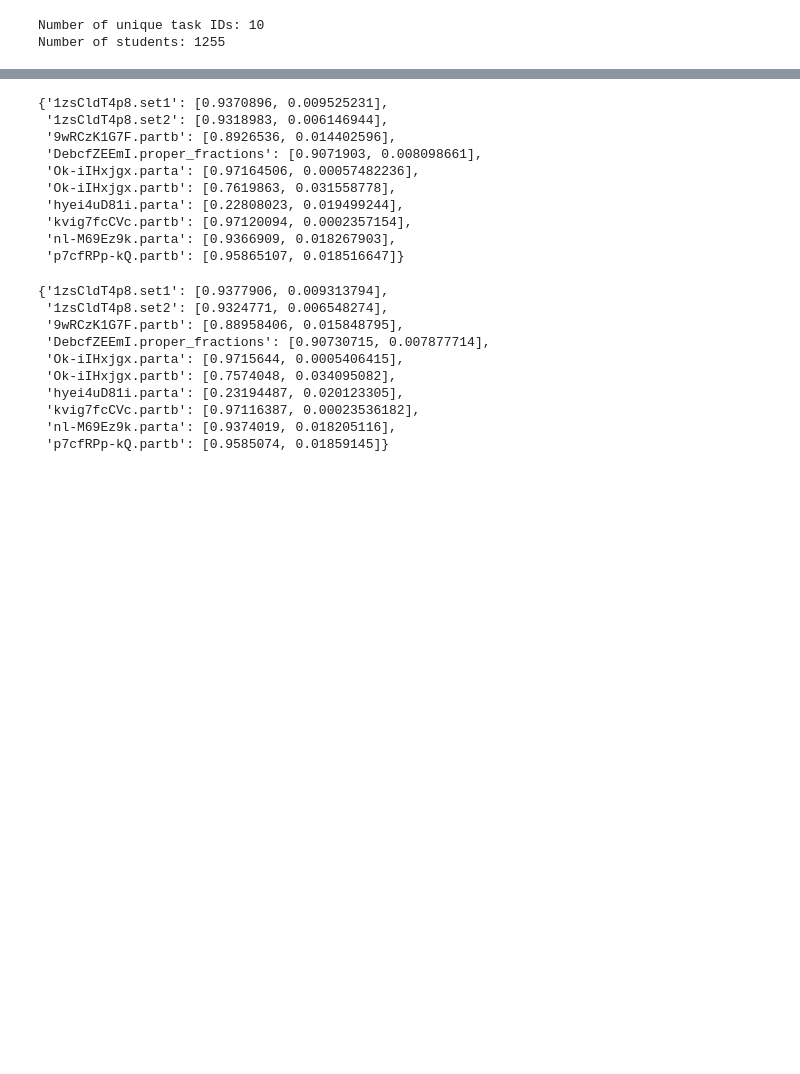
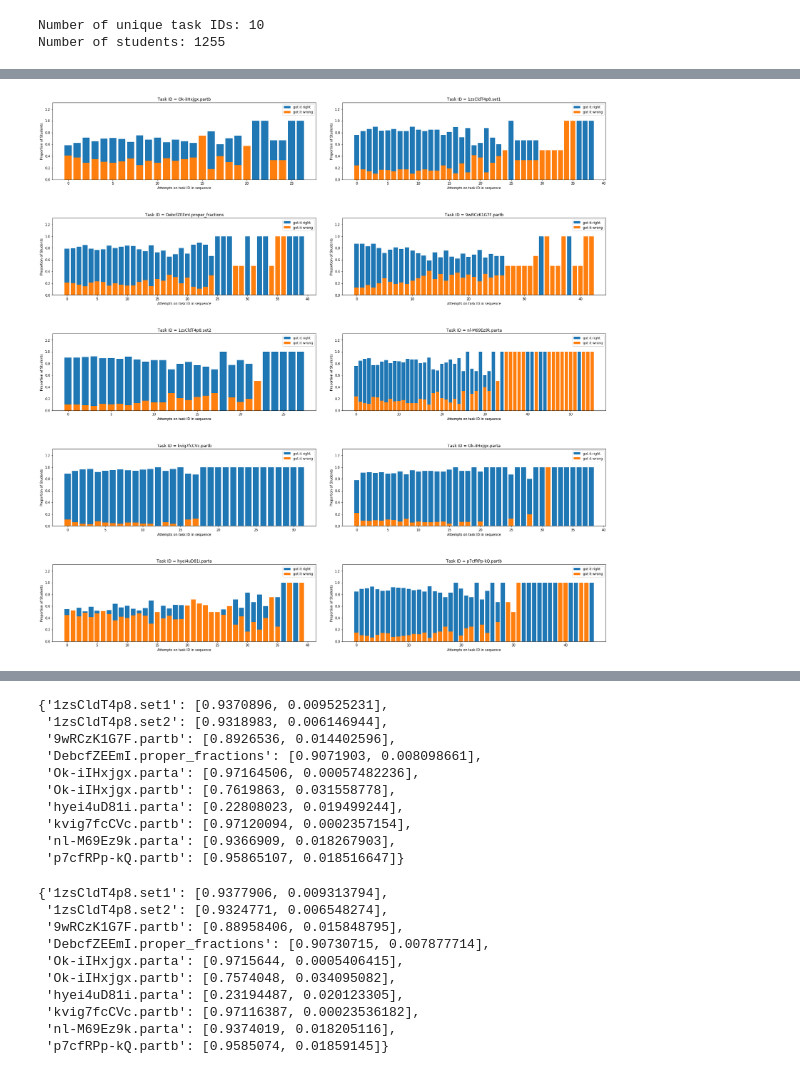
Before and after one commit to aroraakshit/deep_knowledge_tracing, a Jupyter notebook: notebooks/separate_models.ipynb, the cells around one changed output, grey strips where cells are left out. Cells and saved outputs as stored; diff of their text form; code cells hidden in the pictures; blank space fills up the shorter version.

```diff
--- a/notebooks/separate_models.ipynb
+++ b/notebooks/separate_models.ipynb
@@ -61,0 +77,46 @@ Task ID -> hyei4uD81i.parta(10) is attempted 1664 times.
+# %%
+proportion_right = {}
+proportion_wrong = {}
+num_of_students = {}
+
+for k in another_2:
+    proportion_right[k] = np.zeros((max(seqlen_tasks[k])),dtype=np.float64)
+    proportion_wrong[k] = np.zeros((max(seqlen_tasks[k])),dtype=np.float64)
+    num_of_students[k] = np.zeros((max(seqlen_tasks[k])),dtype=np.float64)
+    for i in student_vectors:
+        question_number = 0
+        right_wrong = []
+        did_student_attempt = False
+        for j in student_vectors[i]:
+            if(j['second_try'] == False and j['task_id'] == k):
+                question_number += 1
+                did_student_attempt = True
+                if(j['correct'] == True):
+                    right_wrong.append('right')
+                else:
+                    right_wrong.append('wrong')
+        if(did_student_attempt):
+            for l in range(question_number):
+                num_of_students[k][l] += 1
+                if(right_wrong[l] == 'right'):
+                    proportion_right[k][l] += 1
+    for g in range(max(seqlen_tasks[k])):
+        proportion_right[k][g] = round((proportion_right[k][g]) / (num_of_students[k][g]),4)
+        proportion_wrong[k][g] = round(1.0 - proportion_right[k][g],4)
+# %%
+fig, axs = plt.subplots(5,2, figsize=(30, 30), facecolor='w', edgecolor='k')
+fig.subplots_adjust(hspace = .5, wspace=0.10)
+
+axs = axs.ravel()
+for i,value in enumerate(another_2):
+    N = max(seqlen_tasks[value])
+    ind = np.arange(N)
+    axs[i-1].bar(ind,proportion_right[value],label="got it right")
+    axs[i-1].bar(ind,proportion_wrong[value],label="got it wrong")
+    axs[i-1].set_ylim(0,1.31)
+    axs[i-1].legend(loc="best")
+    axs[i-1].set_xlabel("Attempts on task ID in sequence")
+    axs[i-1].set_ylabel("Proportion of Students")
+    axs[i-1].set_title("Task ID = "+str(value))
+# %% [output]
+[figure, added]
```
Also changed, not shown: parts of 4 cells of this notebook, 1 other file.
